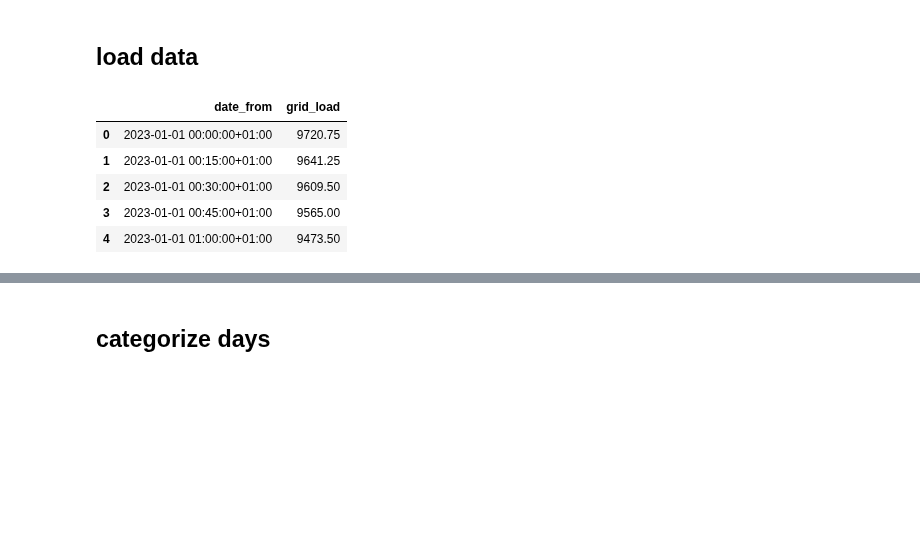
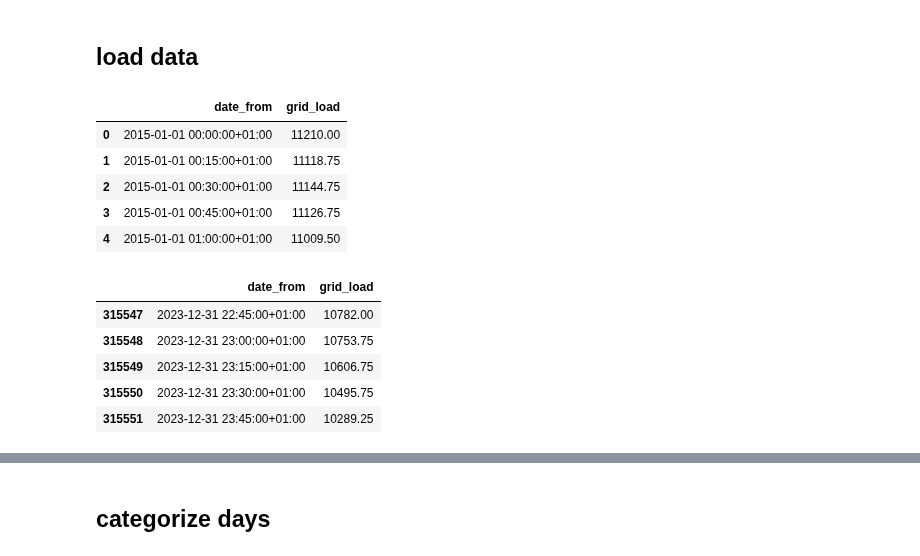
Before and after one commit to MischaDy/electricity-uq, a Jupyter notebook: energy_test.ipynb, the cells around one changed output, grey strips where cells are left out. Cells and saved outputs as stored; diff of their text form; code cells hidden in the pictures; blank space fills up the shorter version.

```diff
--- a/energy_test.ipynb
+++ b/energy_test.ipynb
@@ -5,41 +5,52 @@
 # %%
 import pandas as pd
 
 # pd.options.mode.copy_on_write = True
 
-YEARS = [2023]
+
+FILE_DIR = 'data_Energy_Germany'
+FILE_NAME_PREFIX = 'Realised_Demand_Germany'
+FILE_PATHS = [os.path.join(FILE_DIR, file)
+              for file in os.listdir(FILE_DIR) if file.startswith(FILE_NAME_PREFIX)]
+
 TZ = 'Europe/Berlin'
 
-FILE_PATH = f'data_Energy_Germany/Realised_Demand_Germany_{YEARS[0]}.csv'
-
 def load_data():
-    df = pd.read_csv(FILE_PATH, sep=';')
+    df = pd.concat((pd.read_csv(file_path, sep=';')
+                    for file_path in FILE_PATHS), ignore_index=True)
 
     df.drop(['Residual Load [MWh]', 'Pumped Storage [MWh]', 'Date to'], axis=1, inplace=True)
     df.rename(columns={'Date from': 'date_from', 'Total (Grid Load) [MWh]': 'grid_load'}, inplace=True)
 
     # convert to datetime columns
     df['date_from'] = pd.to_datetime(df['date_from'], format='%d.%m.%y %H:%M').dt.tz_localize(TZ, ambiguous='infer')
 
     # convert to float column
     df.grid_load = df.grid_load.str.replace('.', '').str.replace(',', '.')  # clean float representation
     df = df.astype({'grid_load': float})
 
     # report NAs
     for col in df.columns:
         if any(df.date_from.isna()):
             print(f'WARNING: Missing value in column {col} detected!')
     return df
 
 df = load_data()
-df.head()
+display(df.head())
+display(df.iloc[-5:])
 # %% [output]
 |  | date_from | grid_load |
-| 0 | 2023-01-01 00:00:00+01:00 | 9720.75 |
-| 1 | 2023-01-01 00:15:00+01:00 | 9641.25 |
-| 2 | 2023-01-01 00:30:00+01:00 | 9609.50 |
-| 3 | 2023-01-01 00:45:00+01:00 | 9565.00 |
-| 4 | 2023-01-01 01:00:00+01:00 | 9473.50 |
+| 0 | 2015-01-01 00:00:00+01:00 | 11210.00 |
+| 1 | 2015-01-01 00:15:00+01:00 | 11118.75 |
+| 2 | 2015-01-01 00:30:00+01:00 | 11144.75 |
+| 3 | 2015-01-01 00:45:00+01:00 | 11126.75 |
+| 4 | 2015-01-01 01:00:00+01:00 | 11009.50 |
+|  | date_from | grid_load |
+| 315547 | 2023-12-31 22:45:00+01:00 | 10782.00 |
+| 315548 | 2023-12-31 23:00:00+01:00 | 10753.75 |
+| 315549 | 2023-12-31 23:15:00+01:00 | 10606.75 |
+| 315550 | 2023-12-31 23:30:00+01:00 | 10495.75 |
+| 315551 | 2023-12-31 23:45:00+01:00 | 10289.25 |
 # %%
 GRID_LOAD_DICT = dict(zip(df.date_from, df.grid_load))
 # %%
```
Also changed, not shown: parts of 4 cells of this notebook.
